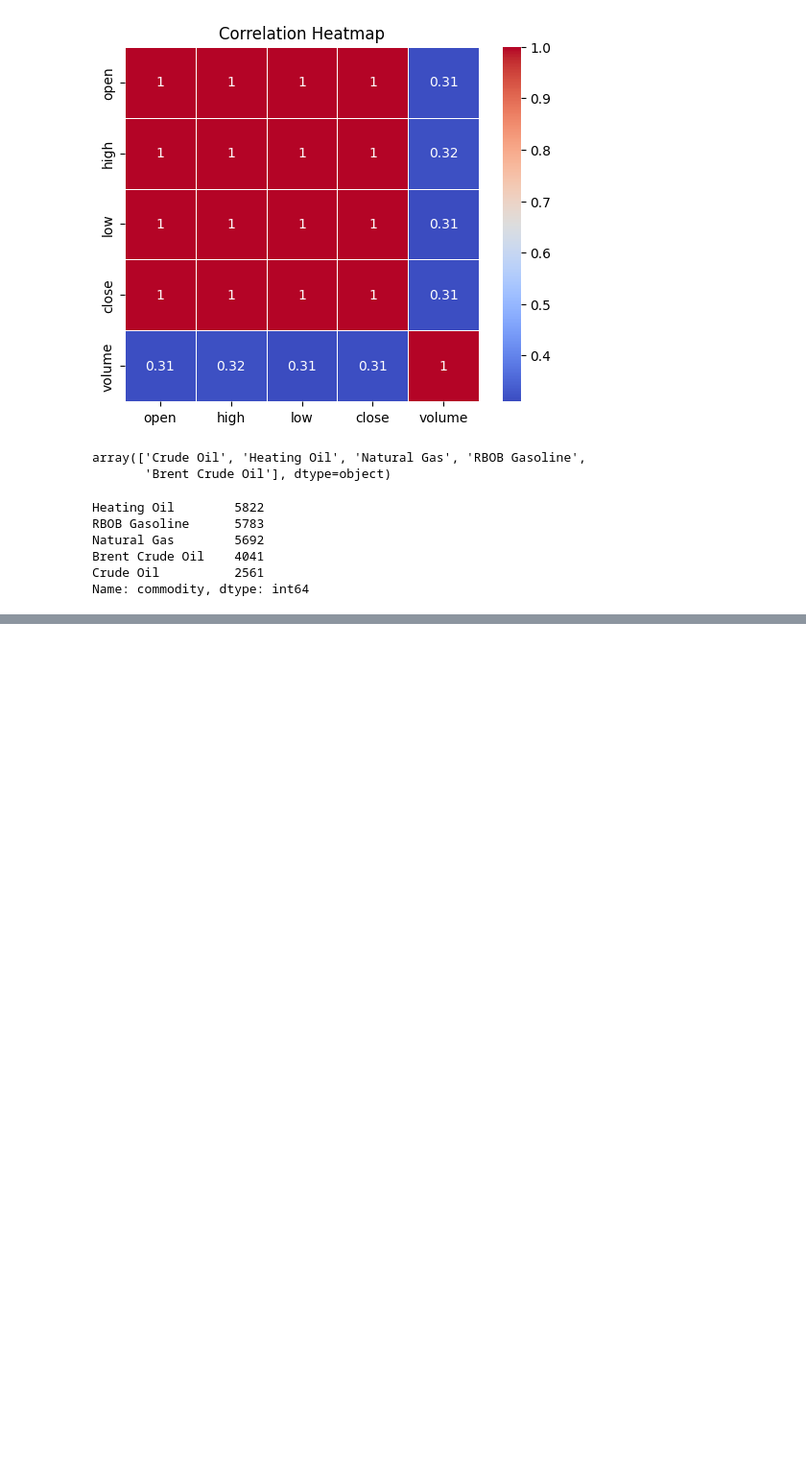
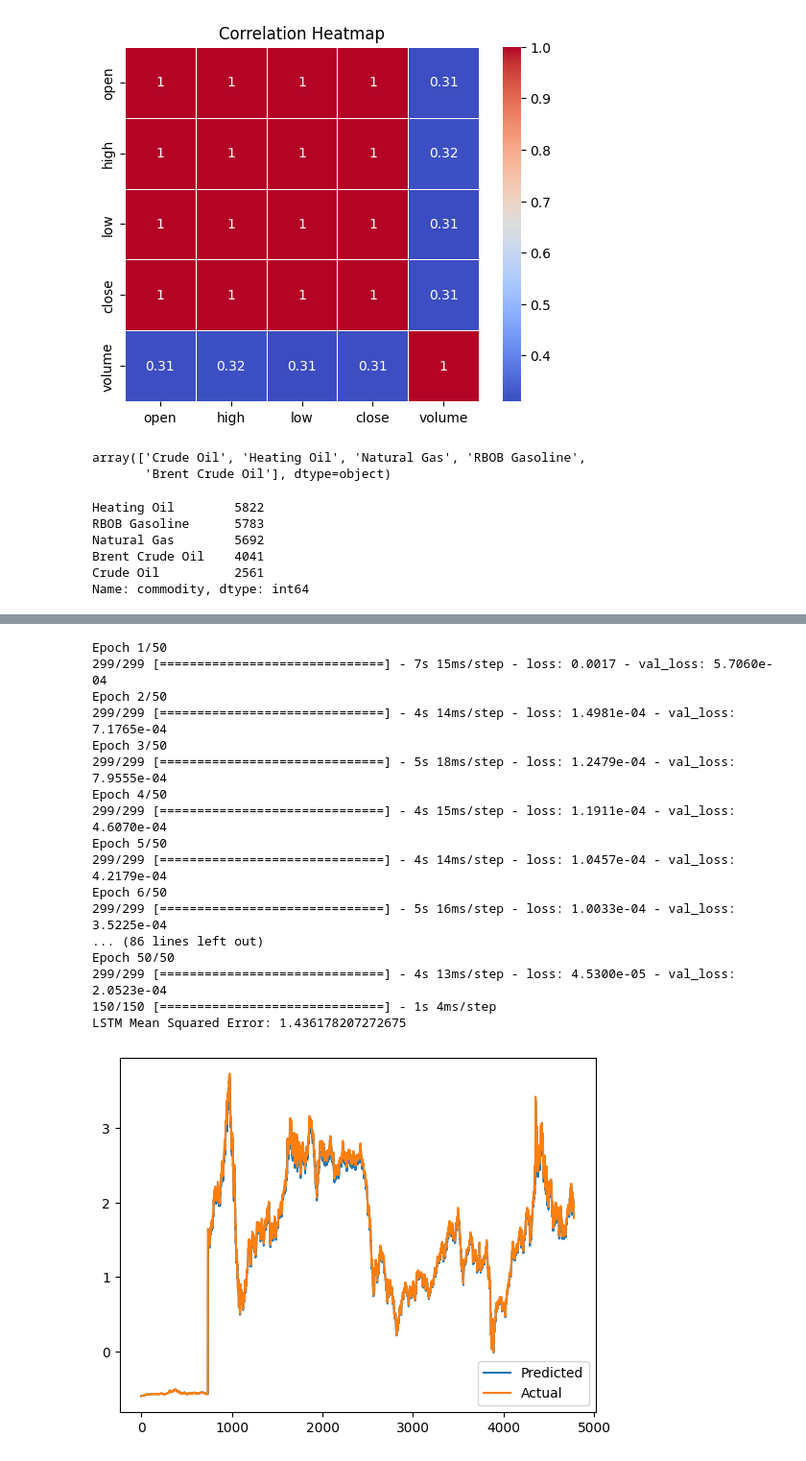
Before and after one commit to chitoge729/BE_Project, a Jupyter notebook: BE_Project_1.ipynb, the cells around one changed output, grey strips where cells are left out. Shown at 96% size. Cells and saved outputs as stored; diff of their text form; code cells hidden in the pictures; blank space fills up the shorter version.

```diff
--- a/BE_Project_1.ipynb
+++ b/BE_Project_1.ipynb
@@ -262 +267,67 @@ Epoch 50/50
 [figure]
+# %%
+target_variable = 'high'
+target_data = df_standardized[[target_variable]]
+
+scaler = MinMaxScaler()
+target_data_scaled = scaler.fit_transform(target_data)
+
+def create_sequences(data, sequence_length):
+    sequences = []
+    for i in range(len(data) - sequence_length):
+        seq = data[i:i+sequence_length]
+        sequences.append(seq)
+    return np.array(sequences)
+
+sequence_length = 20
+
+sequences = create_sequences(target_data_scaled, sequence_length)
+
+train_size = int(len(sequences) * 0.8)
+train_data, test_data = sequences[:train_size], sequences[train_size:]
+
+X_train, y_train = train_data[:, :-1], train_data[:, -1]
+X_test, y_test = test_data[:, :-1], test_data[:, -1]
+
+model = Sequential()
+model.add(LSTM(50, activation='relu', input_shape=(X_train.shape[1], X_train.shape[2])))
+model.add(Dense(1))
+model.compile(optimizer='adam', loss='mean_squared_error')
+
+model.fit(X_train, y_train, epochs=50, batch_size=64, validation_data=(X_test, y_test))
+
+predictions = model.predict(X_test)
+predictions = scaler.inverse_transform(predictions)
+
+mse = mean_squared_error(y_test, predictions)
+print(f'LSTM Mean Squared Error: {mse}')
+
+plt.plot(predictions, label='Predicted')
+plt.plot(scaler.inverse_transform(y_test.reshape(-1, 1)), label='Actual')
+plt.legend()
+plt.show()
+
+print("First 10 values of y_test:")
+print(y_test[:10])
+
+print("\nFirst 10 values of predictions:")
+print(predictions[:10])
+# %% [output]
+Epoch 1/50
+299/299 [==============================] - 7s 15ms/step - loss: 0.0017 - val_loss: 5.7060e-04
+Epoch 2/50
+299/299 [==============================] - 4s 14ms/step - loss: 1.4981e-04 - val_loss: 7.1765e-04
+Epoch 3/50
+299/299 [==============================] - 5s 18ms/step - loss: 1.2479e-04 - val_loss: 7.9555e-04
+Epoch 4/50
+299/299 [==============================] - 4s 15ms/step - loss: 1.1911e-04 - val_loss: 4.6070e-04
+Epoch 5/50
+299/299 [==============================] - 4s 14ms/step - loss: 1.0457e-04 - val_loss: 4.2179e-04
+Epoch 6/50
+299/299 [==============================] - 5s 16ms/step - loss: 1.0033e-04 - val_loss: 3.5225e-04
+... (86 lines left out)
+Epoch 50/50
+299/299 [==============================] - 4s 13ms/step - loss: 4.5300e-05 - val_loss: 2.0523e-04
+150/150 [==============================] - 1s 4ms/step
+LSTM Mean Squared Error: 1.436178207272675
+[figure, added]
```
Also changed, not shown: parts of 7 cells of this notebook.
